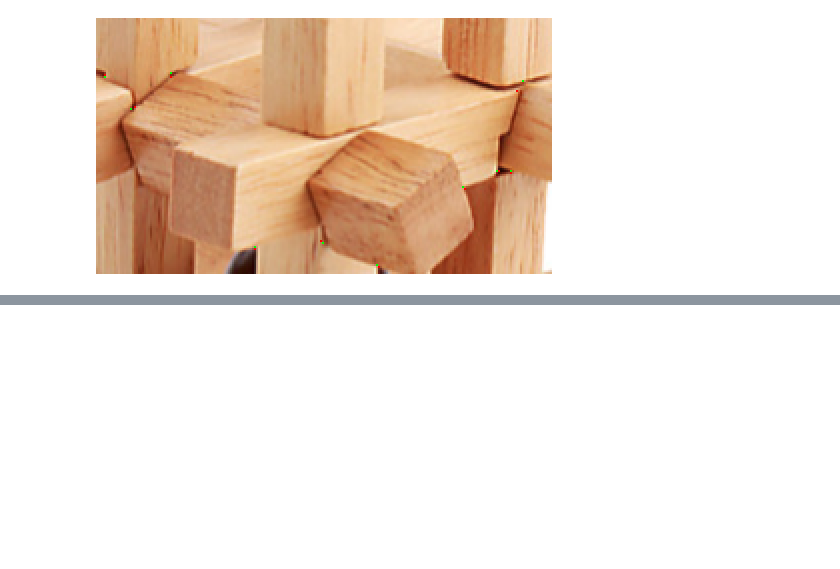
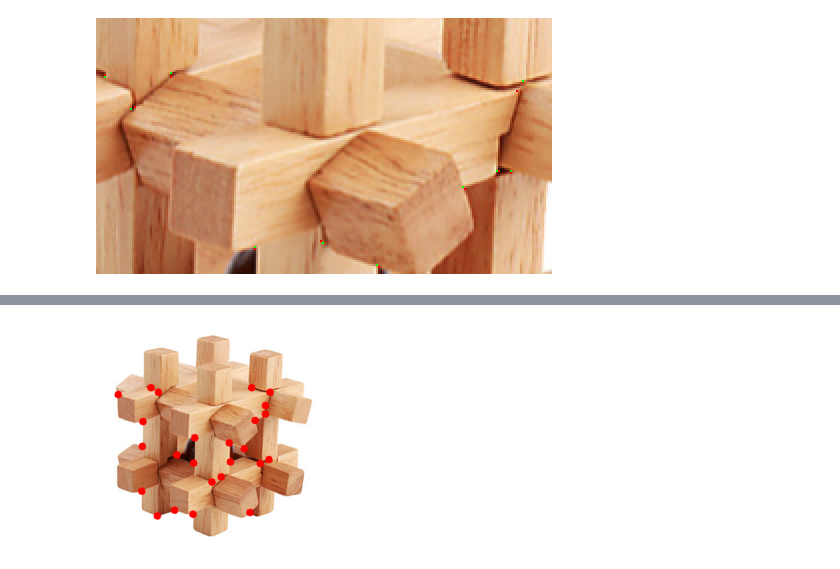
Before and after one commit to sejongpyo/Studies, a Jupyter notebook: 17_Harris_corner_detection.ipynb, the cells around one changed output, grey strips where cells are left out. Cells and saved outputs as stored; diff of their text form; code cells hidden in the pictures; blank space fills up the shorter version.

```diff
--- a/17_Harris_corner_detection.ipynb
+++ b/17_Harris_corner_detection.ipynb
@@ -90,0 +100,24 @@ cornerDetect()
+# %%
+import cv2
+import numpy as np
+import matplotlib.pyplot as plt
+
+# 추적에 더 용이함
+
+img = cv2.imread('/Users/sejongpyo/desktop/con.png')
+gray = cv2.cvtColor(img, cv2.COLOR_BGR2GRAY)
+
+corners = cv2.goodFeaturesToTrack(gray, 25, 0.01, 10)
+# (input, # of corners, threshold, minimum distance between corners)
+
+corners = np.int0(corners)
+
+for i in corners:
+    x, y = i.ravel()
+    cv2.circle(img, (x, y), 3, (0, 0, 255), 5)
+
+plt.imshow(img[:, :, ::-1])
+plt.axis('off')
+plt.show()
+# %% [output]
+[figure, added]
```
Also changed, not shown: parts of 1 cell of this notebook.
